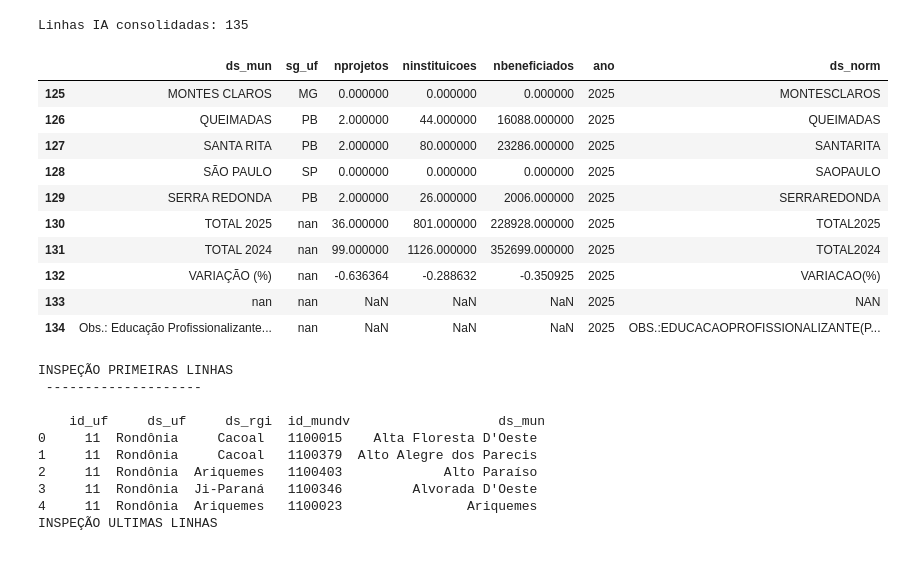
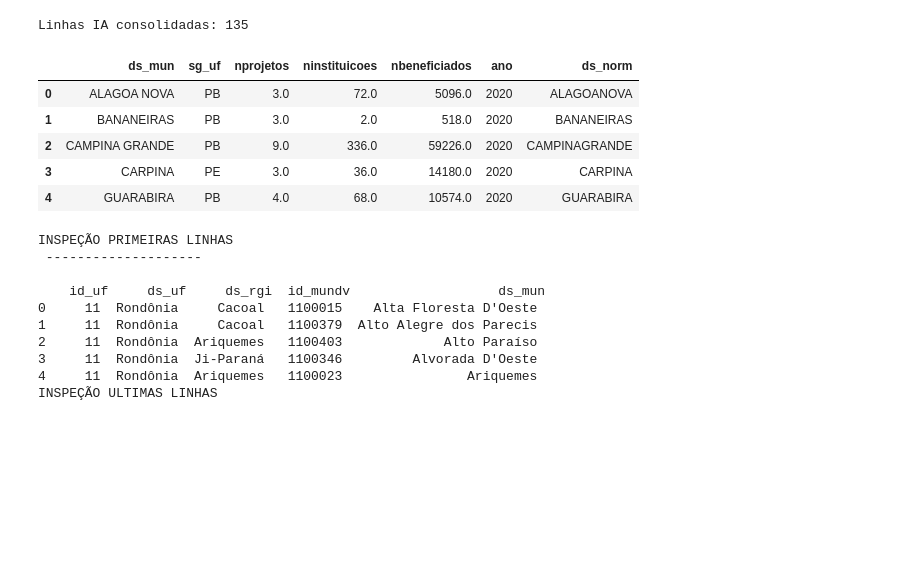
Before and after one commit to ryannfelix/Instituto-Alpargatas, a Jupyter notebook: src/Relatorio.ipynb, the cells around one changed output. Drawn from its saved outputs; the diff is of its cells as text; code cells hidden in the pictures; blank space fills up the shorter version.

```diff
--- a/src/Relatorio.ipynb
+++ b/src/Relatorio.ipynb
@@ -73,44 +73,39 @@ for ano in anos:
 
     # identificar colunas cidade/uf e trio final
     city_col = next((c for c in cols if re.search(r'cidad|municip|cidades', str(c), flags=re.I)), None)
     uf_col = next((c for c in cols if re.search(r'^\s*uf\s*$|estado', str(c), flags=re.I)), None)
     proj_col, inst_col, ben_col = choose_trio_final(cols)
 
     # montar dataframe reduzido
     sel = pd.DataFrame()
 
     if city_col: sel['ds_mun'] = df[city_col].astype(str).str.strip()
     if uf_col: sel['sg_uf'] = df[uf_col].astype(str).str.strip()
     if proj_col: sel['nprojetos'] = pd.to_numeric(df[proj_col], errors='coerce')
     if inst_col: sel['ninstituicoes'] = pd.to_numeric(df[inst_col], errors='coerce')
     if ben_col: sel['nbeneficiados'] = pd.to_numeric(df[ben_col], errors='coerce')
 
     sel['ano'] = int(ano)
     rows.append(sel)
 
 if not rows:
     raise RuntimeError("Não li nenhuma aba 2020-2025 do arquivo IA. Verifique as abas/nomes.")
 
 data_ia = pd.concat(rows, ignore_index=True, sort=False)
 
 # padronizações simples
 data_ia['ds_mun'] = data_ia['ds_mun'].astype(str).str.strip()
 data_ia['ds_norm'] = data_ia['ds_mun'].map(lambda x: normalizar_texto(x).upper().replace(" ", "") if pd.notna(x) else "")
 print("Linhas IA consolidadas:", len(data_ia))
-display(data_ia.head(50))
+display(data_ia.head(5))
 # %% [output]
 Linhas IA consolidadas: 135
 |  | ds_mun | sg_uf | nprojetos | ninstituicoes | nbeneficiados | ano | ds_norm |
-| 125 | MONTES CLAROS | MG | 0.000000 | 0.000000 | 0.000000 | 2025 | MONTESCLAROS |
-| 126 | QUEIMADAS | PB | 2.000000 | 44.000000 | 16088.000000 | 2025 | QUEIMADAS |
-| 127 | SANTA RITA | PB | 2.000000 | 80.000000 | 23286.000000 | 2025 | SANTARITA |
-| 128 | SÃO PAULO | SP | 0.000000 | 0.000000 | 0.000000 | 2025 | SAOPAULO |
-| 129 | SERRA REDONDA | PB | 2.000000 | 26.000000 | 2006.000000 | 2025 | SERRAREDONDA |
-| 130 | TOTAL 2025 | nan | 36.000000 | 801.000000 | 228928.000000 | 2025 | TOTAL2025 |
-| 131 | TOTAL 2024 | nan | 99.000000 | 1126.000000 | 352699.000000 | 2025 | TOTAL2024 |
-| 132 | VARIAÇÃO (%) | nan | -0.636364 | -0.288632 | -0.350925 | 2025 | VARIACAO(%) |
-| 133 | nan | nan | NaN | NaN | NaN | 2025 | NAN |
-| 134 | Obs.: Educação Profissionalizante... | nan | NaN | NaN | NaN | 2025 | OBS.:EDUCACAOPROFISSIONALIZANTE(P... |
+| 0 | ALAGOA NOVA | PB | 3.0 | 72.0 | 5096.0 | 2020 | ALAGOANOVA |
+| 1 | BANANEIRAS | PB | 3.0 | 2.0 | 518.0 | 2020 | BANANEIRAS |
+| 2 | CAMPINA GRANDE | PB | 9.0 | 336.0 | 59226.0 | 2020 | CAMPINAGRANDE |
+| 3 | CARPINA | PE | 3.0 | 36.0 | 14180.0 | 2020 | CARPINA |
+| 4 | GUARABIRA | PB | 4.0 | 68.0 | 10574.0 | 2020 | GUARABIRA |
 # %%
 # Cell 3/5: usar DTB para imputar id_mundv por município + UF
 # tenta usar getdtb (se existir no seu projeto), senão lê o arquivo DTB diretamente assumindo col ds_mun e uf
```
Also changed, not shown: parts of 4 cells of this notebook.
